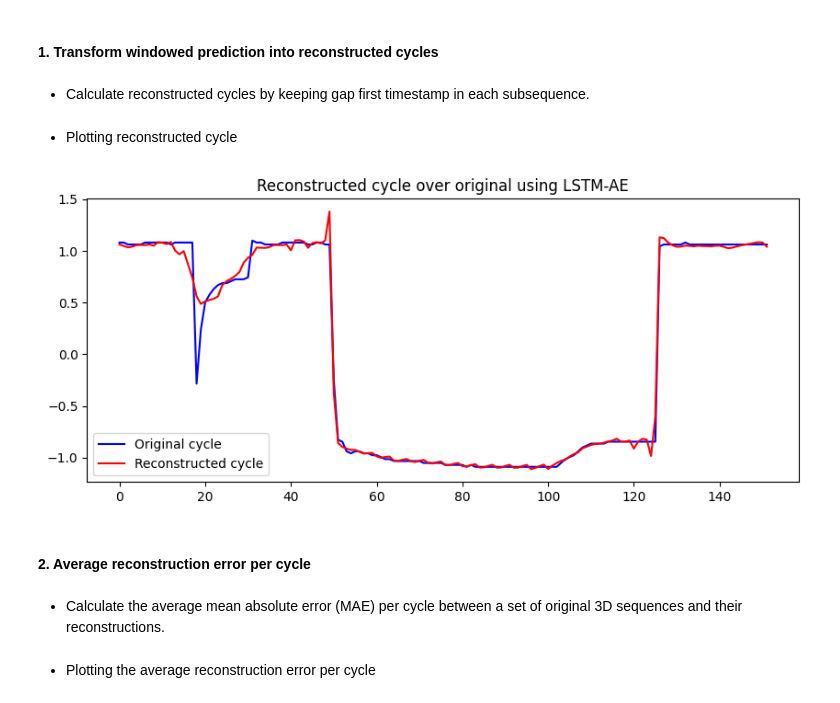
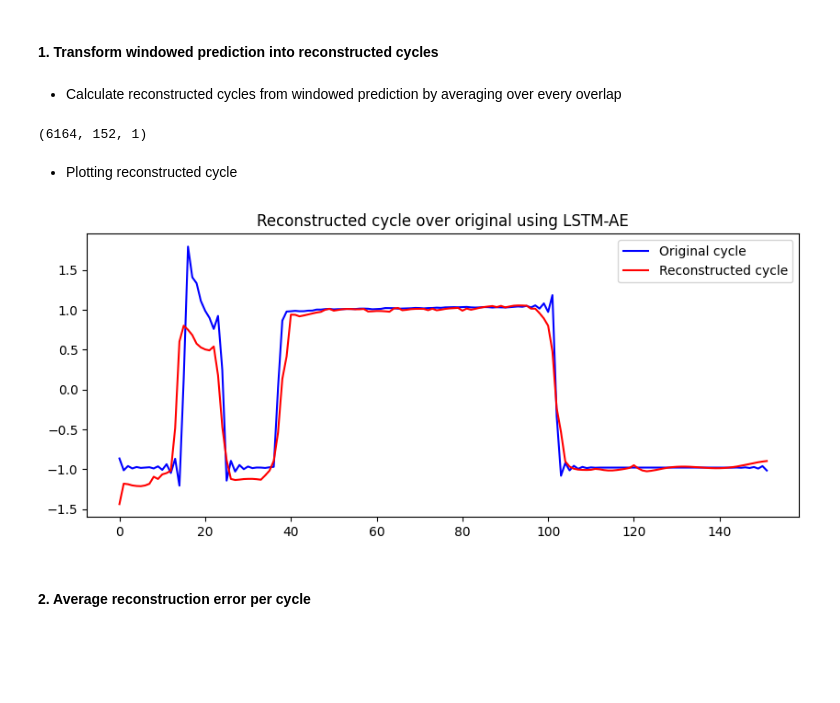
Before and after one commit to Achraf-Louiza/LSTM-AE-TS-anomaly-detection, a Jupyter notebook: anomaly_detection.ipynb, the cells around one changed output. Drawn from its saved outputs; the diff is of its cells as text; code cells hidden in the pictures; blank space fills up the shorter version.

Commit message:
Longer windowing / less overlap

```diff
--- a/anomaly_detection.ipynb
+++ b/anomaly_detection.ipynb
@@ -207,5 +208,3 @@ plot_windowed_cycle(dp.s_test, w_pred, cycle=cycle, gap=4)
 ## III. Reconstruction
 # %% [markdown]
 #### 1. Transform windowed prediction into reconstructed cycles
-# %% [markdown]
-- Calculate reconstructed cycles by keeping gap first timestamp in each subsequence.
@@ -246,0 +211,2 @@ def reconstruct_cycles(W, length, sub_length=12, gap=4):
+# %% [markdown]
+- Calculate reconstructed cycles from windowed prediction by averaging over every overlap
@@ -247,13 +215,54 @@ def reconstruct_cycles(W, length, sub_length=12, gap=4):
+# %%
+def reconstruct_cycles(W, length, sub_length=12, gap=4):
+    """
+    Reconstruct cycles from a given 3D numpy array.
+
+    Parameters
+    ----------
+    W : numpy.ndarray
+        A 3D numpy array of shape (n, m, k), where n, m, and k are the number of cycles,
+        sub-sequences, and features respectively.
+    length : int
+        Length of the original sequence from which W was generated.
+    sub_length : int, optional
+        Length of each sub-sequence used to generate W. Default is 12.
+    gap : int, optional
+        Gap between sub-sequences used to generate W. Default is 4.
+
+    Returns
+    -------
+    numpy.ndarray
+        A 3D numpy array of shape (n, m, k) representing the reconstructed cycles
+    """
+    shape = W.shape
+    n_sub_sequences = (length - sub_length) // gap + 1  # Calculate the number of sub-sequences needed to reconstruct the cycles
+    cycles = []  # Initialize an empty list to store the reconstructed cycles
+    for i in range(0, shape[0], n_sub_sequences):
+        # Extract a subset of the input array that contains n_sub_sequences sub-sequences, starting from index i
+        S = W[i:i+n_sub_sequences, :, :]
+        cycle = S[0, :gap, :]  # Initialize the first part of the cycle with the first sub-sequence
+        for j in range(1, n_sub_sequences-1):
+            if j<sub_length//gap:
+                min_present=0
+            else:
+                min_present=j-sub_length//gap+1
+            cycle = np.concatenate([cycle, np.mean(np.stack([S[k, (j-k)*gap:(j-k+1)*gap, :] for k in range(min_present, j+1)], axis=0), axis=0)], axis=0)  # Average over present cycles in each overlapping gap
+        cycle = np.concatenate([cycle, S[n_sub_sequences-1, :, :]], axis=0)  # Add the final sub-sequence to the cycle
+        cycles.append(cycle)  # Add the reconstructed cycle to the list of cycles
+    cycles = np.stack(cycles, axis=0)  # Stack the list of cycles into a 3D numpy array
+    return cycles  # Return the reconstructed cycles
 # %%
-r_pred = reconstruct_cycles(w_pred, length=152, sub_length=12, gap=4)
+r_pred = reconstruct_cycles(w_pred, length=152, sub_length=sub_length, gap=gap)
-# %% [markdown]
-- Plotting reconstructed cycle
-# %%
-cycle = 6130
-plot_reconstruction(dp.s_test, r_pred, cycle)
-# %% [output]
-[figure, removed]
+# %%
+r_pred.shape
+# %% [output]
+(6164, 152, 1)
+# %% [markdown]
+- Plotting reconstructed cycle
+# %%
+cycle = 6000
+plot_reconstruction(dp.s_test, r_pred, cycle)
+# %% [output]
+[figure, added]
 # %% [markdown]
 #### 2. Average reconstruction error per cycle
-# %% [markdown]
-- Calculate the average mean absolute error (MAE) per cycle between a set of original 3D sequences and their reconstructions.
@@ -262,2 +268,0 @@ mae_per_cycle = calc_avg_mae_per_cycle(dp.s_test, r_pred)
-# %% [markdown]
-- Plotting the average reconstruction error per cycle
```
Also changed, not shown: parts of 33 cells of this notebook.
